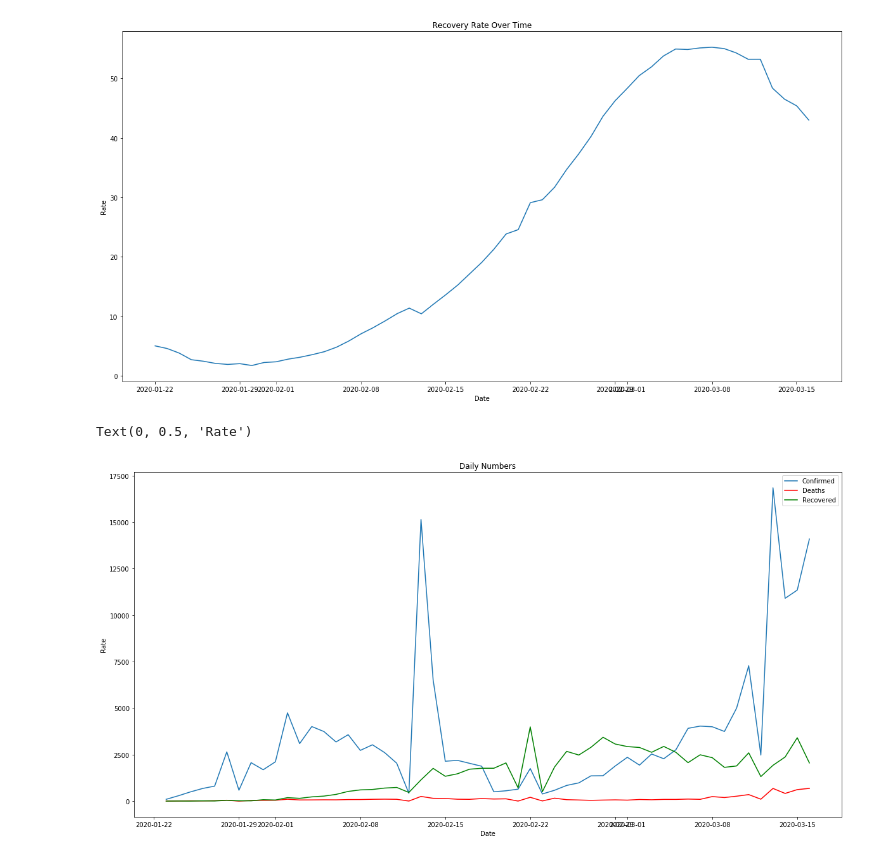
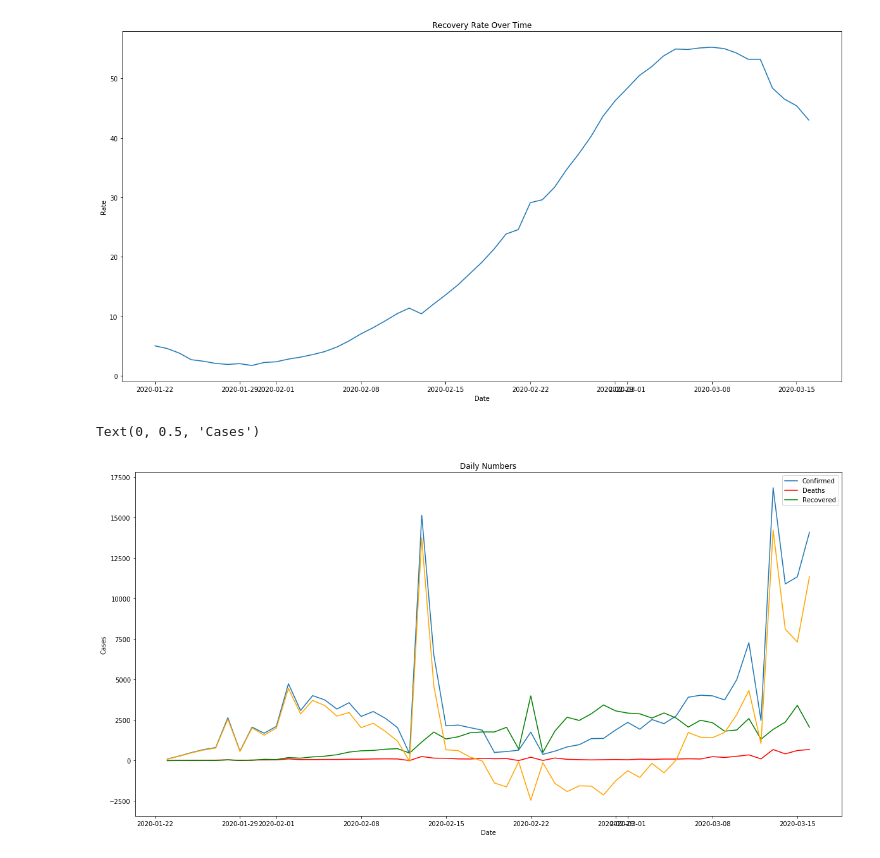
Before and after one commit to gachet/Coronavirus-2019-Analysis, a Jupyter notebook: Coronavirus_Analysis.ipynb, the cells around one changed output. Cells and saved outputs as stored; diff of their text form; code cells hidden in the pictures.

Commit message:
WIP: analysis and visualization

```diff
--- a/Coronavirus_Analysis.ipynb
+++ b/Coronavirus_Analysis.ipynb
@@ -191,12 +192,13 @@ Text(0, 0.5, 'Rate')
 # %%
 plt.figure(figsize=(20,10))
 sns.lineplot(total_cases['Observed'], total_cases['Confirmed'].diff())
 sns.lineplot(total_cases['Observed'], total_cases['Deaths'].diff(), color='red')
 sns.lineplot(total_cases['Observed'], total_cases['Recovered'].diff(), color='green')
+sns.lineplot(total_cases['Observed'], total_cases['Non_recovered'].diff(), color='orange')
 plt.legend(['Confirmed', 'Deaths', 'Recovered'])
 plt.title('Daily Numbers')
 plt.xlabel('Date')
-plt.ylabel('Rate')
+plt.ylabel('Cases')
 # %% [output]
-Text(0, 0.5, 'Rate')
+Text(0, 0.5, 'Cases')
-[figure, old version]
+[figure, new version]
```
Also changed, not shown: parts of 1 cell of this notebook.
